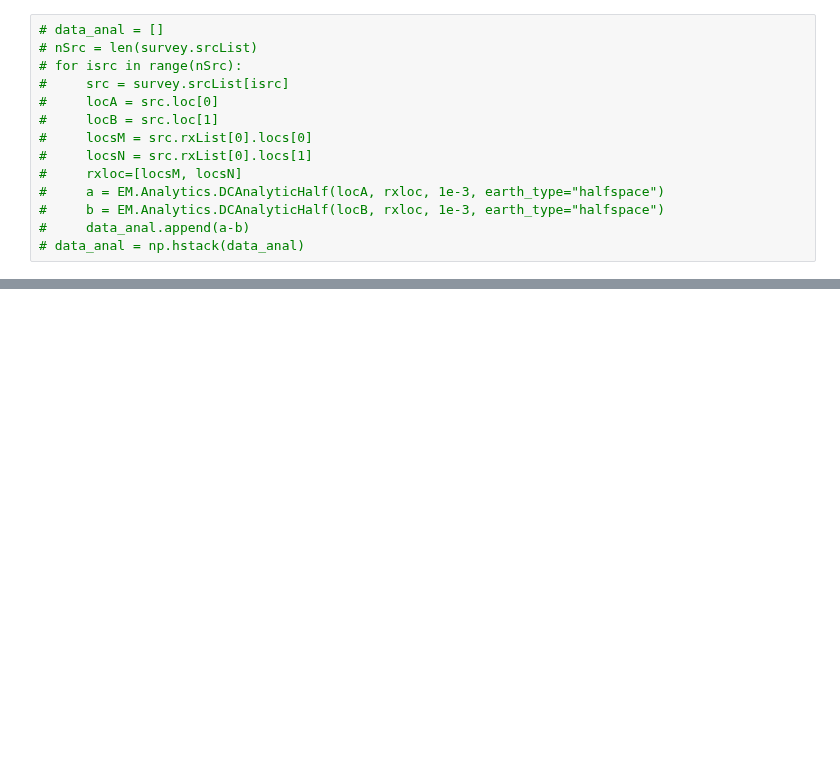
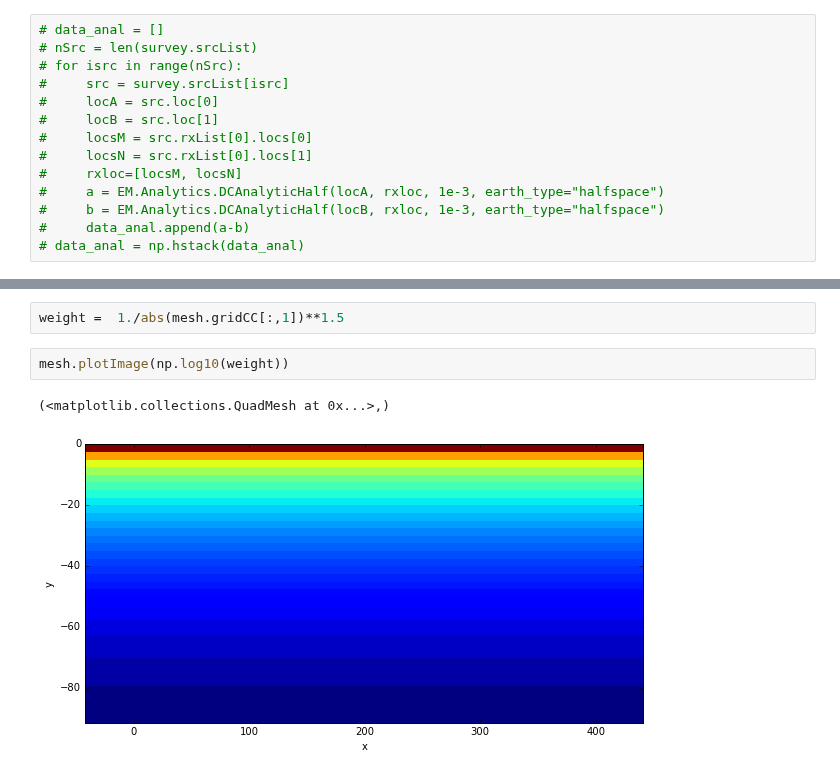
Before and after one commit to sgkang/DamGeophysics, a Jupyter notebook: notebook/DCinversionCCdam.ipynb, the cells around one changed output, grey strips where cells are left out. Drawn from its saved outputs; the diff is of its cells as text; blank space fills up the shorter version.

```diff
--- a/notebook/DCinversionCCdam.ipynb
+++ b/notebook/DCinversionCCdam.ipynb
@@ -107,0 +126,7 @@ NameError: name 'dobsDC' is not defined
+# %%
+weight =  1./abs(mesh.gridCC[:,1])**1.5
+# %%
+mesh.plotImage(np.log10(weight))
+# %% [output]
+(<matplotlib.collections.QuadMesh at 0x...>,)
+[figure, added]
```
Also changed, not shown: parts of 12 cells of this notebook, 17 other files.
